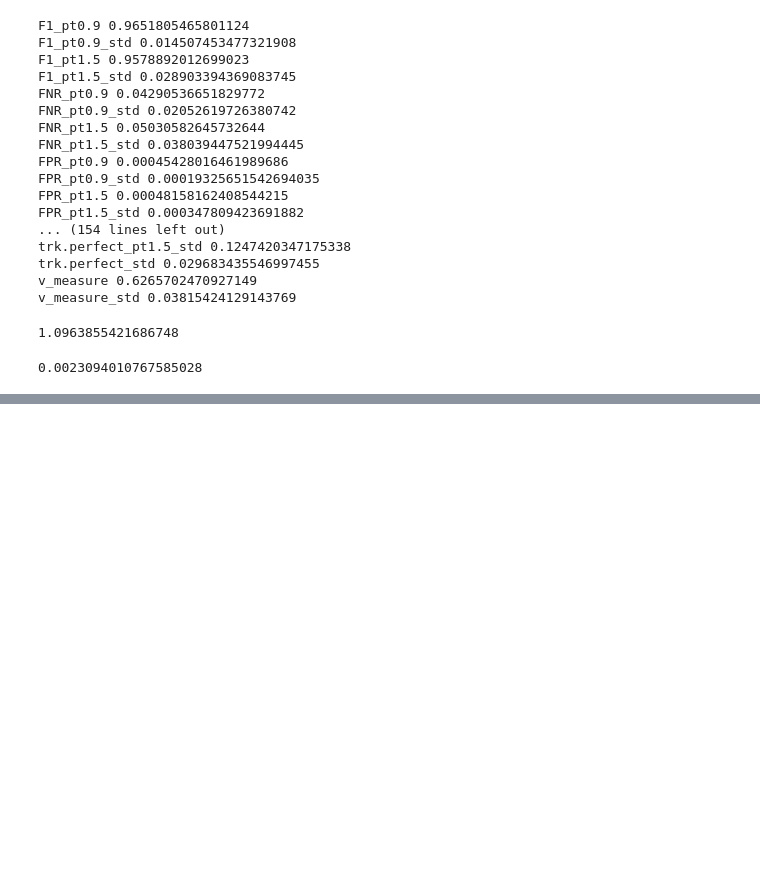
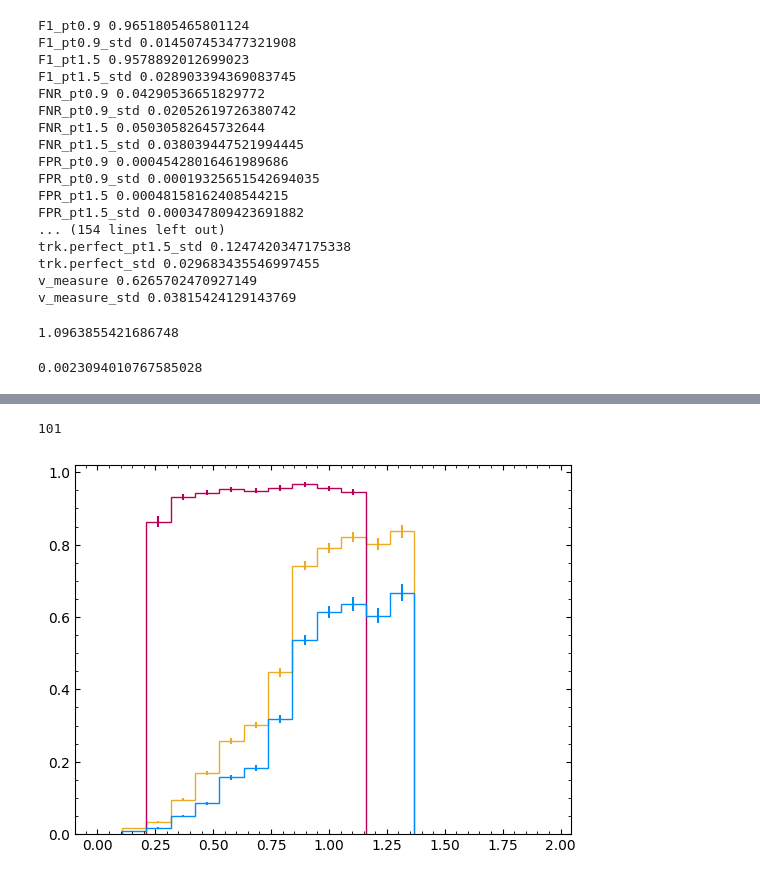
Before and after one commit to gnn-tracking/klieret-gnn-tracking-experiments, a Jupyter notebook: notebooks/0330_reevaluate_metrics_tcn.ipynb, the cells around one changed output, grey strips where cells are left out. Drawn from its saved outputs; the diff is of its cells as text; code cells hidden in the pictures; blank space fills up the shorter version.

Commit message:
WIP on proper metrics

```diff
--- a/notebooks/0330_reevaluate_metrics_tcn.ipynb
+++ b/notebooks/0330_reevaluate_metrics_tcn.ipynb
@@ -97,0 +146,2 @@ v_measure_std 0.03815424129143769
+# %%
+c_df = tracking_metric_dfs(h_df)
@@ -97,0 +164,37 @@ v_measure_std 0.03815424129143769
+# %%
+
+pts = np.linspace(0, 2, 20)
+etas = np.linspace(-4.2, 4.2, 20)
+rs_pt = []
+rs_eta = []
+for h_df, c_df in m_data:
+    rs_pt.extend(list(tracking_metrics_vs_pt(h_df, c_df, pts)))
+    rs_eta.extend(list(tracking_metrics_vs_var(h_df, c_df, etas, "eta")))
+# %%
+def aggregate(results, key, n_batches):
+    assert len(results) % n_batches == 0
+    n_bins = len(results) // n_batches
+    return (
+        [np.mean([r[key] for r in results[i::n_bins]]) for i in range(n_bins)],
+        [np.std([r[key] for r in results[i::n_bins]]) / np.sqrt(n_batches) for i in range(n_bins)],
+    )
+# %%
+from matplotlib import pyplot as plt
+
+def plot_metrics(results, xs):
+    n_batches = len(results) // (len(xs)-1)
+    print(n_batches)
+    y, ey = aggregate(results, "double_majority", n_batches)
+    plt.stairs(y, edges=xs)
+    plt.errorbar((xs[:-1] + xs[1:])/2, y, yerr=ey, ls="none", c="C0")
+    y, ey = aggregate(results, "lhc", n_batches)
+    plt.stairs(y, edges=xs)
+    plt.errorbar((xs[:-1] + xs[1:])/2, y, yerr=ey, ls="none", c="C1")
+    y, ey = aggregate(results, "perfect", n_batches)
+    plt.stairs(y, edges=xs)
+    plt.errorbar((xs[:-1] + xs[1:])/2, y, yerr=ey, ls="none", c="C2")
+# %%
+plot_metrics(list(rs_pt), pts)
+# %% [output]
+101
+[figure, added]
```
Also changed, not shown: parts of 9 cells of this notebook, 1 other file.
